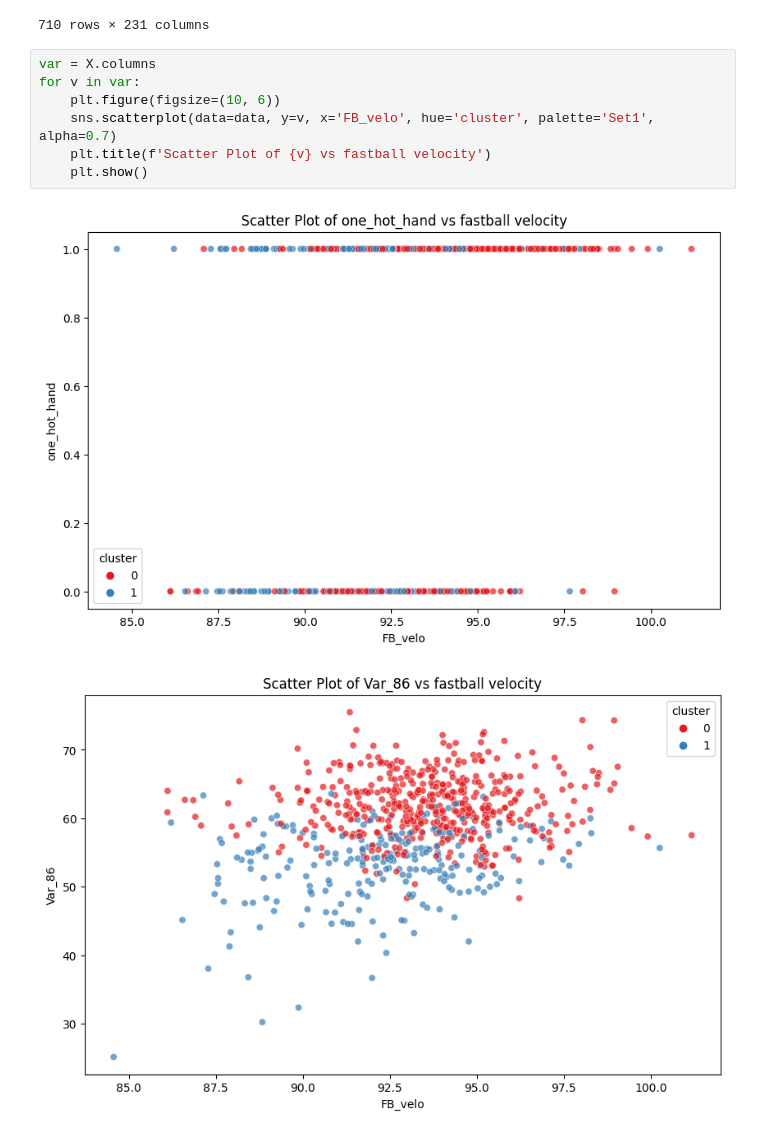
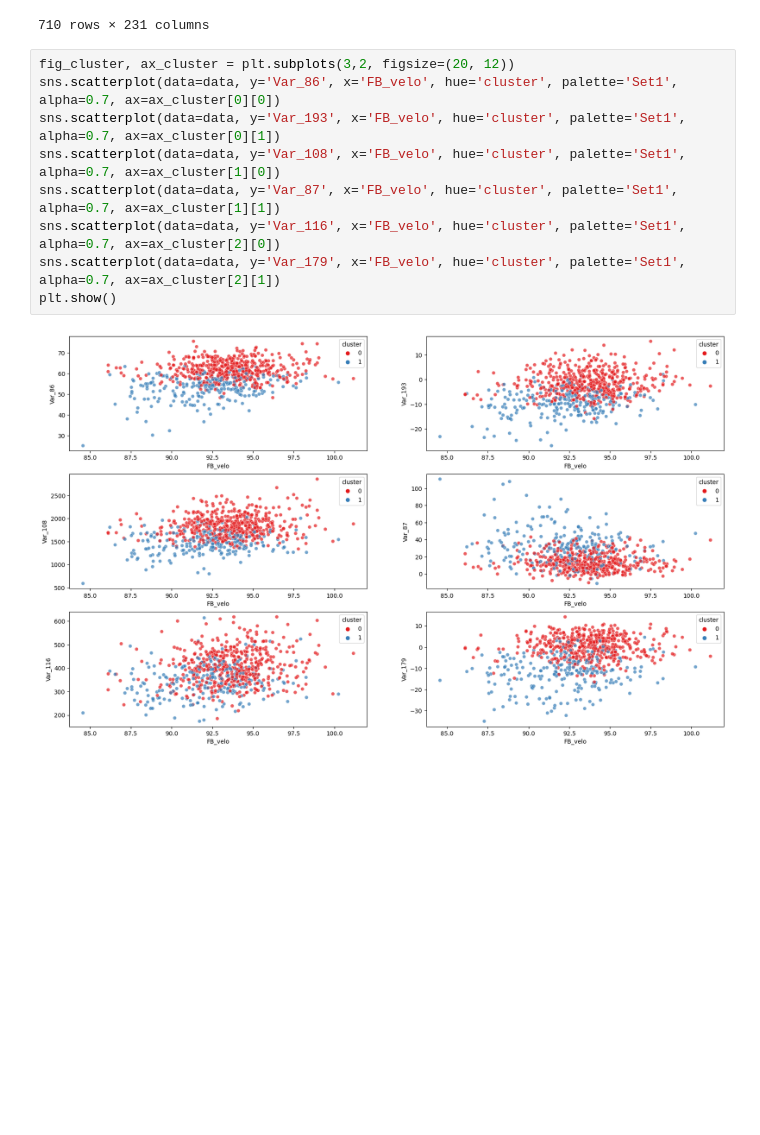
Before and after one commit to sidthakur08/biomech-velo, a Jupyter notebook: exploration.ipynb, the cells around one changed output. Drawn from its saved outputs; the diff is of its cells as text; blank space fills up the shorter version.

```diff
--- a/exploration.ipynb
+++ b/exploration.ipynb
@@ -291,12 +297,13 @@ data
 | 709 | 37684 | 77 | 235 | 94.07224 | 65.492890 | 64.773679 | 42.733603 | 40.987309 | 22.513908 | 22.410226 | 22.384936 | ... |
 710 rows × 231 columns
 # %%
-var = X.columns
-for v in var:
-    plt.figure(figsize=(10, 6))
-    sns.scatterplot(data=data, y=v, x='FB_velo', hue='cluster', palette='Set1', alpha=0.7)
-    plt.title(f'Scatter Plot of {v} vs fastball velocity')
-    plt.show()
+fig_cluster, ax_cluster = plt.subplots(3,2, figsize=(20, 12))
+sns.scatterplot(data=data, y='Var_86', x='FB_velo', hue='cluster', palette='Set1', alpha=0.7, ax=ax_cluster[0][0])
+sns.scatterplot(data=data, y='Var_193', x='FB_velo', hue='cluster', palette='Set1', alpha=0.7, ax=ax_cluster[0][1])
+sns.scatterplot(data=data, y='Var_108', x='FB_velo', hue='cluster', palette='Set1', alpha=0.7, ax=ax_cluster[1][0])
+sns.scatterplot(data=data, y='Var_87', x='FB_velo', hue='cluster', palette='Set1', alpha=0.7, ax=ax_cluster[1][1])
+sns.scatterplot(data=data, y='Var_116', x='FB_velo', hue='cluster', palette='Set1', alpha=0.7, ax=ax_cluster[2][0])
+sns.scatterplot(data=data, y='Var_179', x='FB_velo', hue='cluster', palette='Set1', alpha=0.7, ax=ax_cluster[2][1])
+plt.show()
 # %% [output]
-[figure, old version]
+[figure, new version]
-[figure, removed]
```
Also changed, not shown: parts of 19 cells of this notebook.
